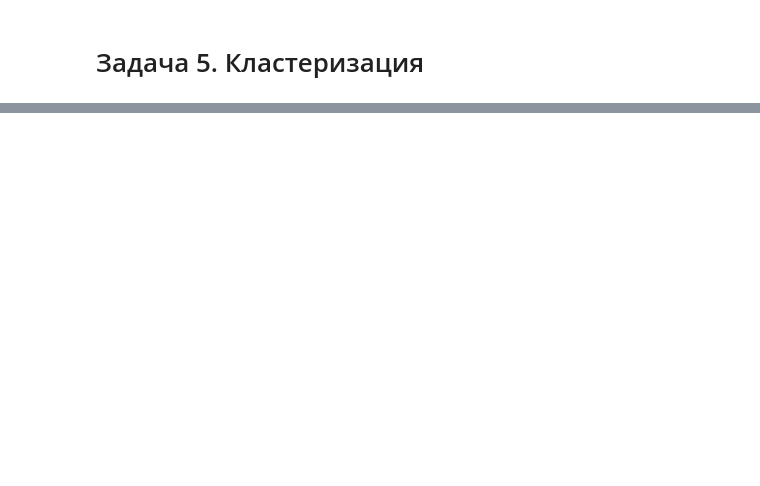
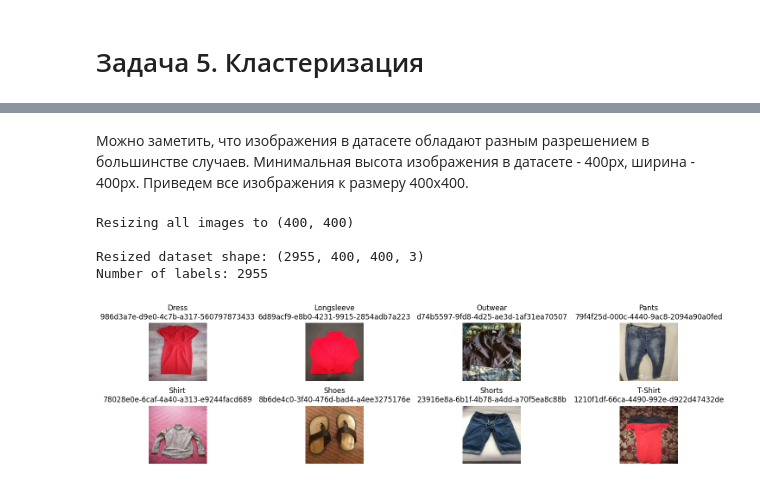
Before and after one commit to AlexShmak/ml-course, a Jupyter notebook: howework/task5.ipynb, the cells around one changed output, grey strips where cells are left out. Saved outputs shown, nothing was run; the diff lists cells and outputs as text; code cells hidden in the pictures; blank space fills up the shorter version.

```diff
--- a/howework/task5.ipynb
+++ b/howework/task5.ipynb
@@ -61,0 +88,7 @@ csv_df
+# %%
+path_to_compressed_images = path_to_dataset_folder / "images_compressed"
+invalid_images = []
+for filename in os.listdir(path_to_compressed_images):
+    if not is_valid_image(path_to_compressed_images / filename):
+        invalid_images.append(filename)
+invalid_images, len(invalid_images)
@@ -61,0 +343,65 @@ csv_df
+# %% [markdown]
+Можно заметить, что изображения в датасете обладают разным разрешением в большинстве случаев. Минимальная высота изображения в датасете - 400px, ширина - 400px. Приведем все изображения к размеру 400x400.
+# %%
+# Define a standard size for all images
+target_size = (400, 400)
+
+
+# Function to load and resize an image
+def load_and_resize_image(image_name, target_size=target_size):
+    try:
+        if not image_name.endswith(".jpg"):
+            image_name = f"{image_name}.jpg"
+        img_path = path_to_compressed_images / image_name
+        img = Image.open(img_path)
+        if img.mode != "RGB":
+            img = img.convert("RGB")
+        img_resized = img.resize(target_size, Image.LANCZOS)
+        img_array = np.array(img_resized)
+        return img_array
+
+    except Exception as e:
+        print(f"Error loading image {image_name}: {e}")
+        return None
+
+
+# Create a dataset with resized images
+print("\nResizing all images to", target_size)
+X_resized = []
+y_labels = []
+
+for idx, row in filtered_df.iterrows():
+    img_array = load_and_resize_image(row["image"])
+    if img_array is not None:
+        X_resized.append(img_array)
+        y_labels.append(row["label"])
+
+# Convert lists to numpy arrays
+X_resized = np.array(X_resized)
+y_labels = np.array(y_labels)
+
+# Check the shape of the resulting dataset
+print(f"\nResized dataset shape: {X_resized.shape}")
+print(f"Number of labels: {len(y_labels)}")
+# %% [output]
+Resizing all images to (400, 400)
+
+Resized dataset shape: (2955, 400, 400, 3)
+Number of labels: 2955
+# %%
+# Show one sample image per class
+unique_classes = np.unique(y_labels)
+
+plt.figure(figsize=(16, 4))
+for i, class_name in enumerate(unique_classes):
+    # Find the first index of this class
+    idx = np.where(y_labels == class_name)[0][0]
+
+    plt.subplot(2, 4, i + 1)
+    plt.imshow(X_resized[idx])
+    plt.title(class_name + f"\n{filtered_df['image'][idx]}")
+    plt.axis("off")
+plt.tight_layout()
+plt.show()
+# %% [output]
+[figure, added]
```
Also changed, not shown: parts of 30 cells of this notebook.
